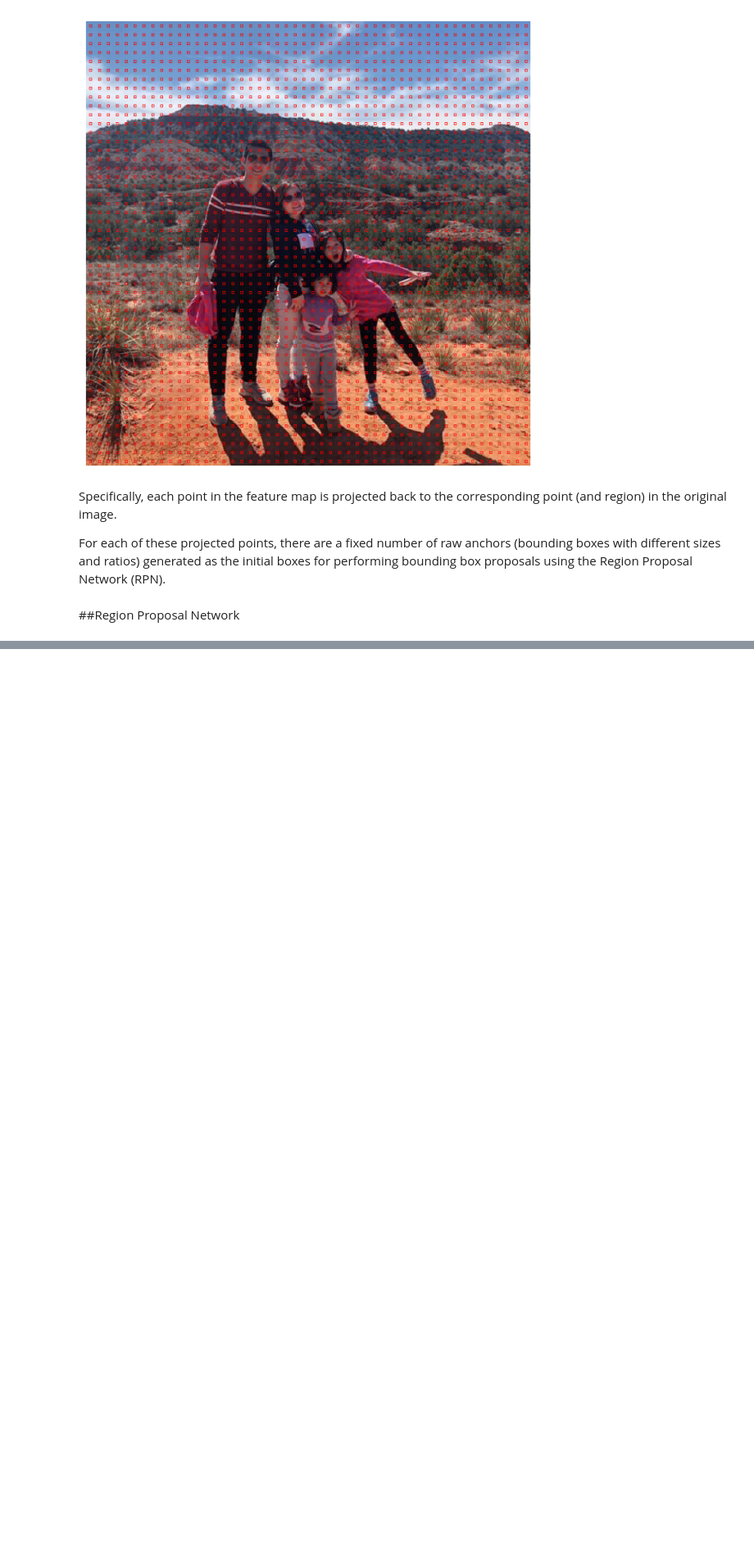
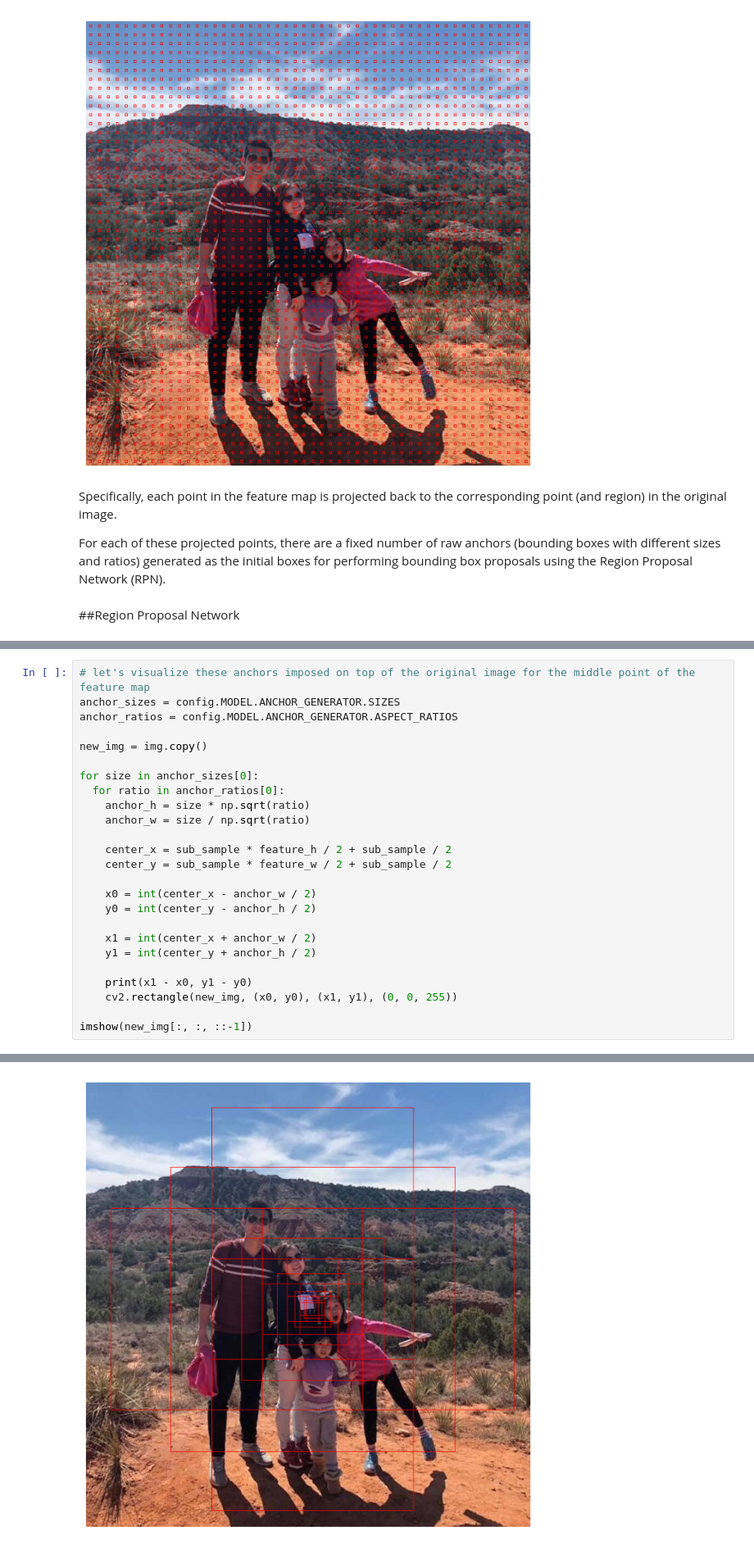
Before and after one commit to rahiakela/computer-vision-research-and-practice, a Jupyter notebook: hands-on-computer-vision-with-detectron2/04-detectron2-architecture/01_detectron2_architecture.ipynb, the cells around one changed output, grey strips where cells are left out. Shown at 82% size. Cells and saved outputs as stored; diff of their text form; blank space fills up the shorter version.

```diff
--- a/hands-on-computer-vision-with-detectron2/04-detectron2-architecture/01_detectron2_architecture.ipynb
+++ b/hands-on-computer-vision-with-detectron2/04-detectron2-architecture/01_detectron2_architecture.ipynb
@@ -175,0 +206,26 @@ the Region Proposal Network (RPN).
+# %%
+# let's visualize these anchors imposed on top of the original image for the middle point of the feature map
+anchor_sizes = config.MODEL.ANCHOR_GENERATOR.SIZES
+anchor_ratios = config.MODEL.ANCHOR_GENERATOR.ASPECT_RATIOS
+
+new_img = img.copy()
+
+for size in anchor_sizes[0]:
+  for ratio in anchor_ratios[0]:
+    anchor_h = size * np.sqrt(ratio)
+    anchor_w = size / np.sqrt(ratio)
+
+    center_x = sub_sample * feature_h / 2 + sub_sample / 2
+    center_y = sub_sample * feature_w / 2 + sub_sample / 2
+
+    x0 = int(center_x - anchor_w / 2)
+    y0 = int(center_y - anchor_h / 2)
+
+    x1 = int(center_x + anchor_w / 2)
+    y1 = int(center_y + anchor_h / 2)
+
+    print(x1 - x0, y1 - y0)
+    cv2.rectangle(new_img, (x0, y0), (x1, y1), (0, 0, 255))
+
+imshow(new_img[:, :, ::-1])
+# %% [output]
@@ -175,0 +247 @@ the Region Proposal Network (RPN).
+[figure, added]
```
Also changed, not shown: parts of 8 cells of this notebook.
